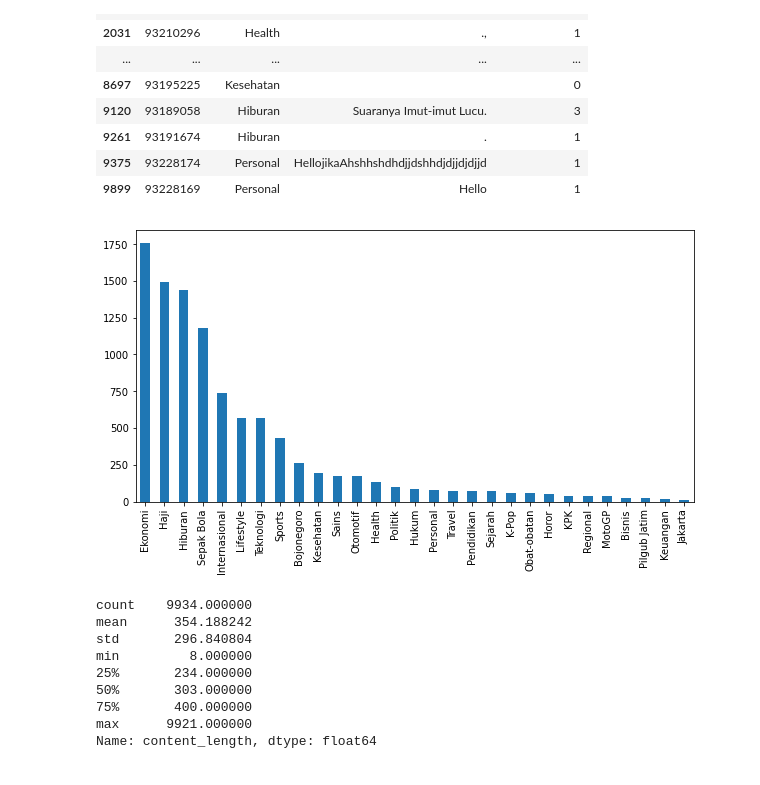
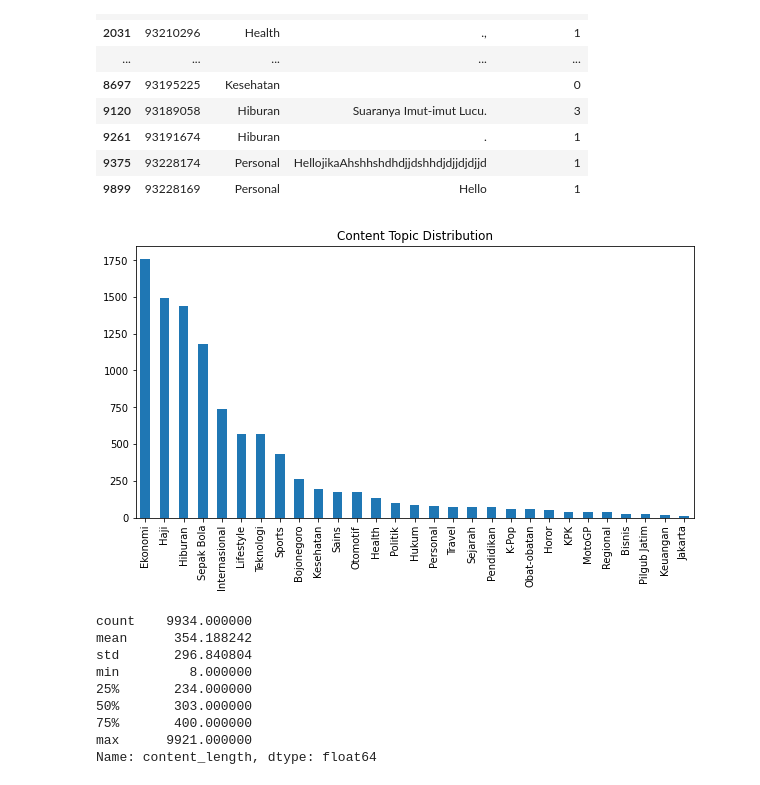
Before and after one commit to bayuwira/Text-Classification-Topic-Extraction-on-Indonesian-Dataset, a Jupyter notebook: Documentation.ipynb, the cells around one changed output. Drawn from its saved outputs; the diff is of its cells as text; code cells hidden in the pictures.

```diff
--- a/Documentation.ipynb
+++ b/Documentation.ipynb
@@ -96,10 +109,10 @@ df.drop(df[df['content_length'] < 5].index, inplace=True)
 # %%
 df = df.reset_index(drop=True)
 # %%
-df['article_topic'].value_counts().plot(figsize=(10, 5), kind='bar')
+df['article_topic'].value_counts().plot(figsize=(10, 5), kind='bar', title='Content Topic Distribution')
 plt.show()
 # %% [output]
-[figure, old version]
+[figure, new version]
 # %%
 df['content_length'].describe()
 # %% [output]
```
Also changed, not shown: parts of 21 cells of this notebook, 1 other file.
